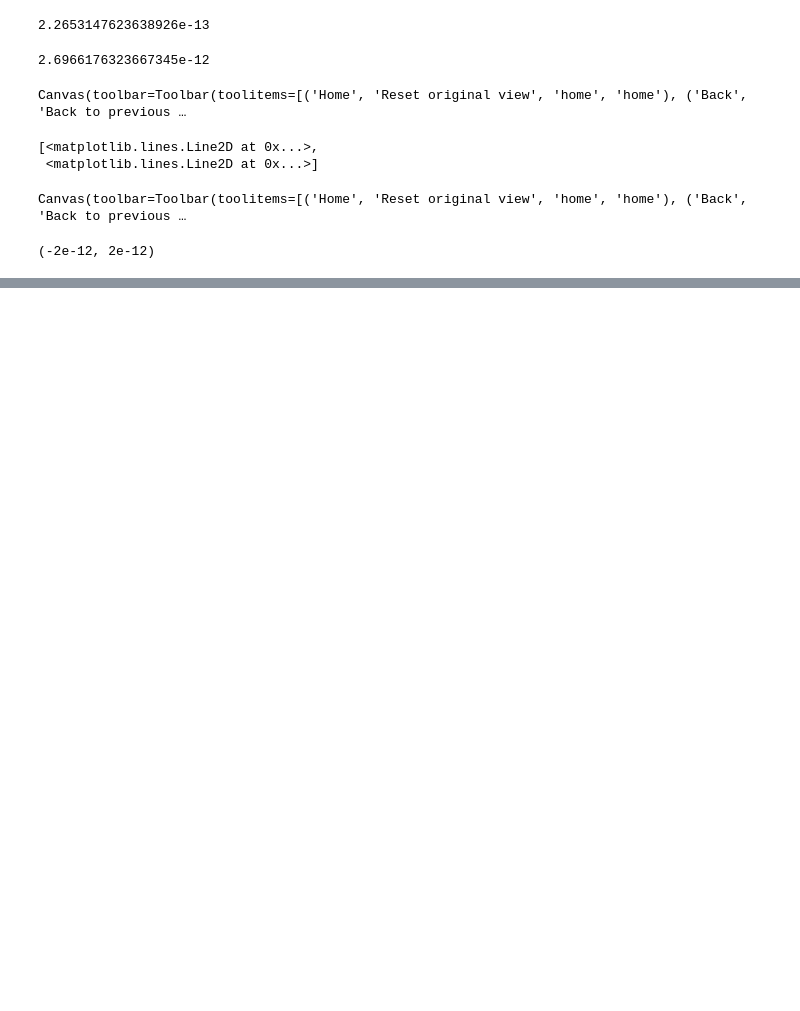
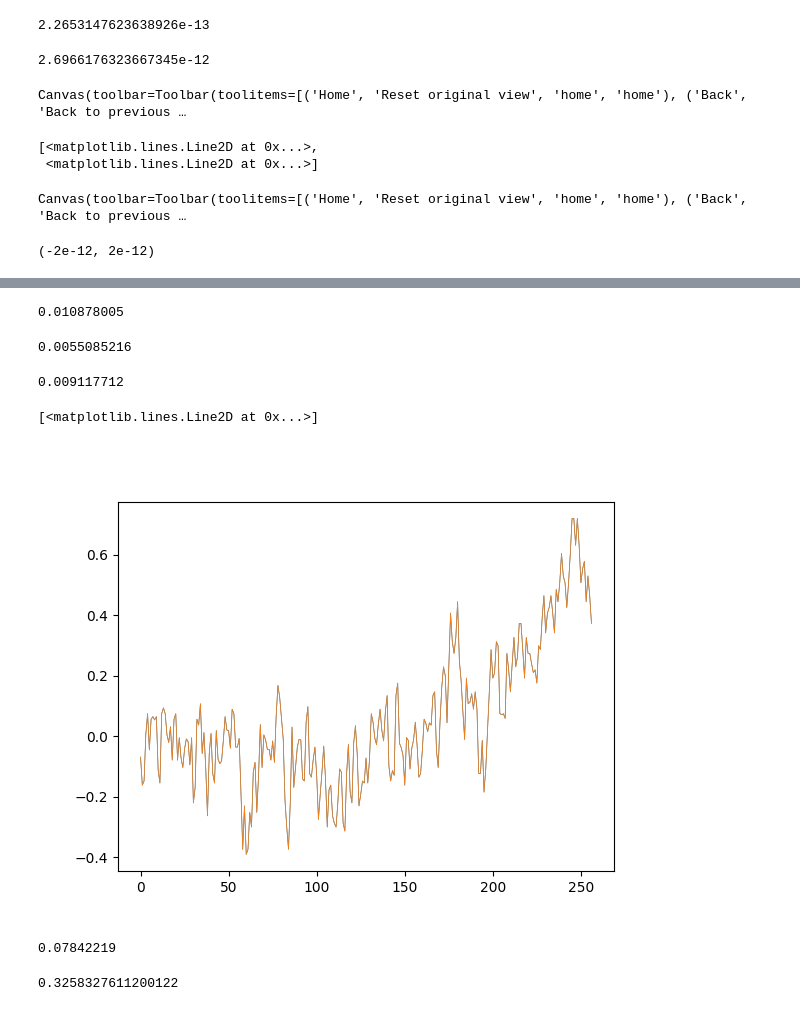
Before and after one commit to ricsinaruto/MEG-transfer-decoding, a Jupyter notebook: notebooks/raw_distribution.ipynb, the cells around one changed output, grey strips where cells are left out. Saved outputs shown, nothing was run; the diff lists cells and outputs as text; code cells hidden in the pictures; blank space fills up the shorter version.

```diff
--- a/notebooks/raw_distribution.ipynb
+++ b/notebooks/raw_distribution.ipynb
@@ -185,0 +192,36 @@ Canvas(toolbar=Toolbar(toolitems=[('Home', 'Reset original view', 'home', 'home'
+# %%
+path = os.path.join('..', 'results', 'cichy_epoched', 'subj1', 'cont_quantized', 'dumb_conv_inpind', 'preds.npy')
+preds = np.load(path)
+
+path = os.path.join('..', 'results', 'cichy_epoched', 'subj1', 'cont_quantized', 'dumb_conv_inpind', 'targets.npy')
+targets = np.load(path)
+# %%
+preds = preds.transpose(1, 0, 2).reshape(preds.shape[1], -1)
+targets = targets.transpose(1, 0, 2).reshape(targets.shape[1], -1)
+# %%
+np.mean((targets[:, :, 1:].reshape(-1) - targets[:, :, :-1].reshape(-1))**2)
+# %% [output]
+0.010878005
+# %%
+np.mean((preds[:, :, 1:].reshape(-1) - targets[:, :, :-1].reshape(-1))**2)
+# %% [output]
+0.0055085216
+# %%
+mse
+# %% [output]
+0.009117712
+# %%
+%matplotlib widget
+plt.plot(preds[0, 100, :2000], linewidth=0.5)
+plt.plot(targets[0, 100, :2000], linewidth=0.5)
+# %% [output]
+[<matplotlib.lines.Line2D at 0x...>]
+[figure, added]
+# %%
+np.min(np.abs(preds.reshape(-1)))
+# %% [output]
+0.07842219
+# %%
+sum(np.abs(targets.reshape(-1))<0.075)/np.prod(targets.shape)
+# %% [output]
+0.3258327611200122
```
Also changed, not shown: parts of 9 cells of this notebook, 7 other files.
